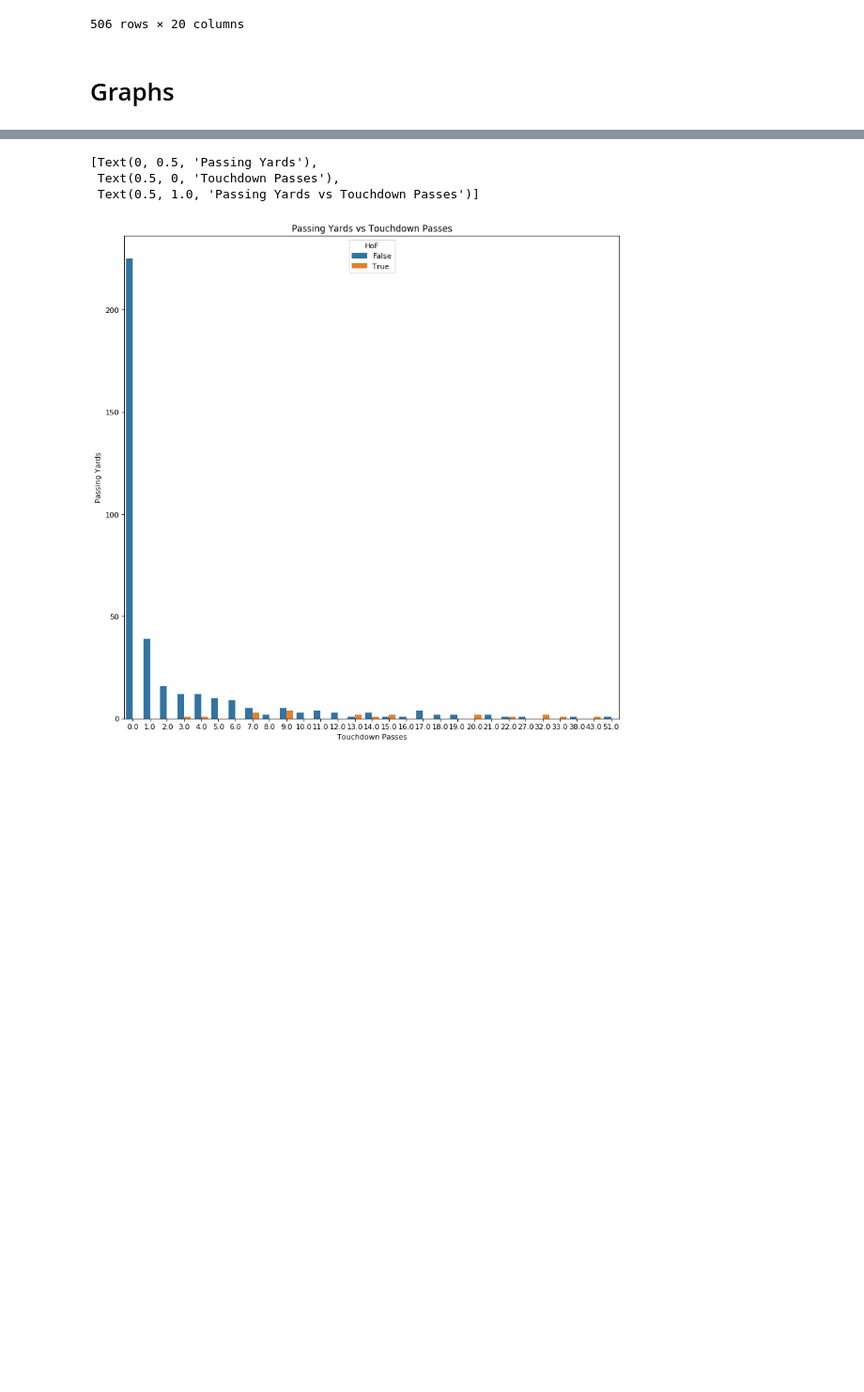
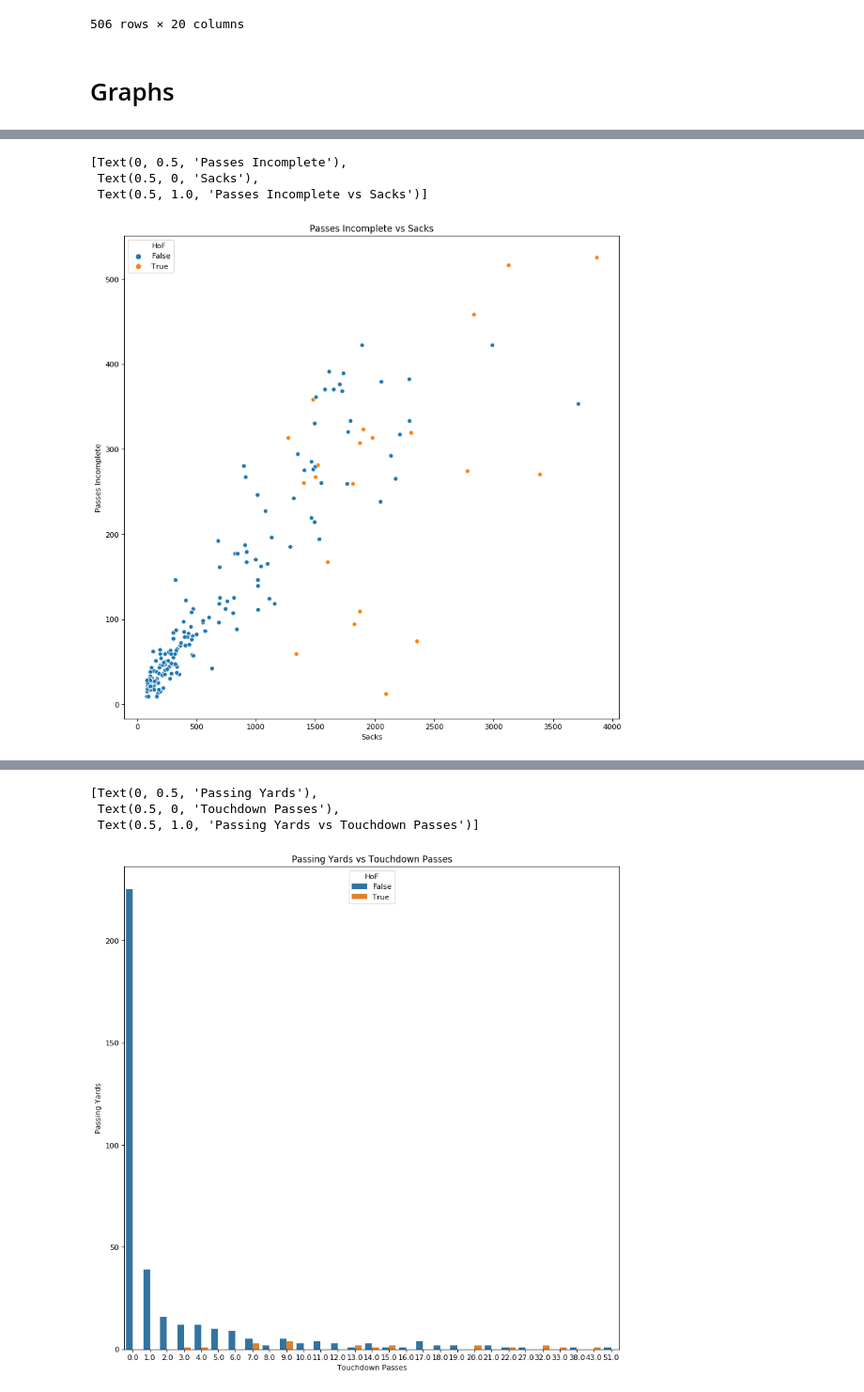
Before and after one commit to Fentonmiller/Fentonmiller.github.io, a Jupyter notebook: Final_Project_Stoney.ipynb, the cells around one changed output, grey strips where cells are left out. Shown at 94% size. Drawn from its saved outputs; the diff is of its cells as text; code cells hidden in the pictures; blank space fills up the shorter version.

```diff
--- a/Final_Project_Stoney.ipynb
+++ b/Final_Project_Stoney.ipynb
@@ -566,0 +627,21 @@ master_data
+# %%
+retired = master_data[(master_data["Current Status"] == "Retired") & (master_data["Passing Yards"] > 1000)].copy()
+retired.drop(["Completion Percentage", "Passing Yards Per Attempt", "Fumbles", "Fumbles Lost", "Sacked Yards Lost", "Yards Per Carry"], axis=1, inplace=True)
+retired.dropna(inplace=True)
+
+plt.figure(figsize=(12, 12), dpi=80)
+# plt.ylim(0, 60000)
+# plt.xlim(0, 400)
+
+retired['Passes Incomplete'] = retired['Passes Attempted'] - retired['Passes Completed']
+
+ax = sns.scatterplot(x="Passes Incomplete", y='Sacks', data=retired, hue="HoF")
+ax.set(
+        xlabel='Sacks',
+        ylabel='Passes Incomplete',
+        title='Passes Incomplete vs Sacks')
+# %% [output]
+[Text(0, 0.5, 'Passes Incomplete'),
+ Text(0.5, 0, 'Sacks'),
+ Text(0.5, 1.0, 'Passes Incomplete vs Sacks')]
+[figure, added]
```
Also changed, not shown: parts of 5 cells of this notebook.
